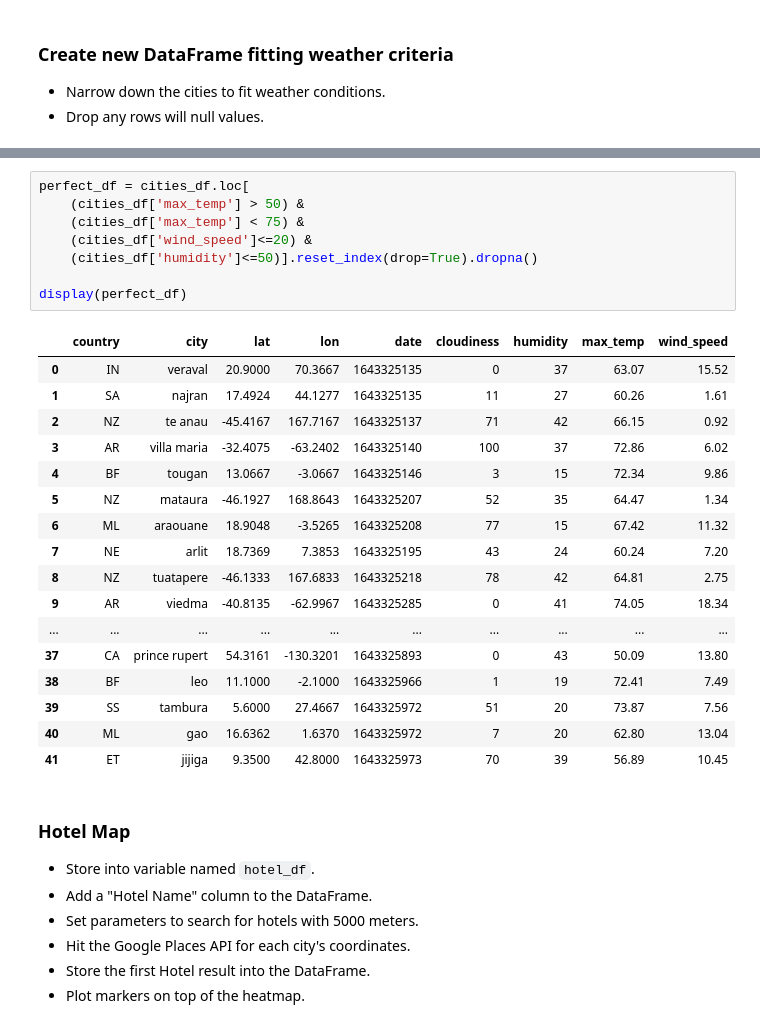
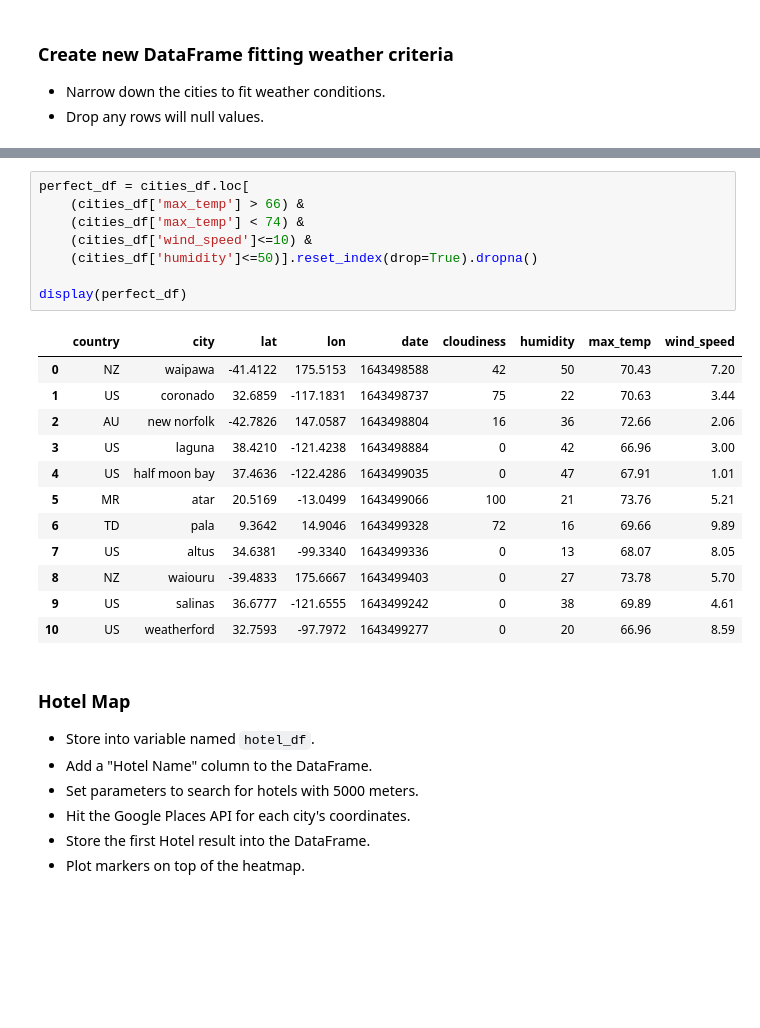
Before and after one commit to MarkusShipley/python-api-challenge, a Jupyter notebook: VacationPy/VacationPy.ipynb, the cells around one changed output, grey strips where cells are left out. Saved outputs shown, nothing was run; the diff lists cells and outputs as text; blank space fills up the shorter version.

```diff
--- a/VacationPy/VacationPy.ipynb
+++ b/VacationPy/VacationPy.ipynb
@@ -121,29 +121,24 @@ cities_df
 # %%
 perfect_df = cities_df.loc[
-    (cities_df['max_temp'] > 50) &
-    (cities_df['max_temp'] < 75) &
-    (cities_df['wind_speed']<=20) &
+    (cities_df['max_temp'] > 66) &
+    (cities_df['max_temp'] < 74) &
+    (cities_df['wind_speed']<=10) &
     (cities_df['humidity']<=50)].reset_index(drop=True).dropna()
 
 display(perfect_df)
 # %% [output]
 |  | country | city | lat | lon | date | cloudiness | humidity | max_temp | wind_speed |
-| 0 | IN | veraval | 20.9000 | 70.3667 | 1643325135 | 0 | 37 | 63.07 | 15.52 |
-| 1 | SA | najran | 17.4924 | 44.1277 | 1643325135 | 11 | 27 | 60.26 | 1.61 |
-| 2 | NZ | te anau | -45.4167 | 167.7167 | 1643325137 | 71 | 42 | 66.15 | 0.92 |
-| 3 | AR | villa maria | -32.4075 | -63.2402 | 1643325140 | 100 | 37 | 72.86 | 6.02 |
-| 4 | BF | tougan | 13.0667 | -3.0667 | 1643325146 | 3 | 15 | 72.34 | 9.86 |
-| 5 | NZ | mataura | -46.1927 | 168.8643 | 1643325207 | 52 | 35 | 64.47 | 1.34 |
-| 6 | ML | araouane | 18.9048 | -3.5265 | 1643325208 | 77 | 15 | 67.42 | 11.32 |
-| 7 | NE | arlit | 18.7369 | 7.3853 | 1643325195 | 43 | 24 | 60.24 | 7.20 |
-| 8 | NZ | tuatapere | -46.1333 | 167.6833 | 1643325218 | 78 | 42 | 64.81 | 2.75 |
-| 9 | AR | viedma | -40.8135 | -62.9967 | 1643325285 | 0 | 41 | 74.05 | 18.34 |
-| ... | ... | ... | ... | ... | ... | ... | ... | ... | ... |
-| 37 | CA | prince rupert | 54.3161 | -130.3201 | 1643325893 | 0 | 43 | 50.09 | 13.80 |
-| 38 | BF | leo | 11.1000 | -2.1000 | 1643325966 | 1 | 19 | 72.41 | 7.49 |
-| 39 | SS | tambura | 5.6000 | 27.4667 | 1643325972 | 51 | 20 | 73.87 | 7.56 |
-| 40 | ML | gao | 16.6362 | 1.6370 | 1643325972 | 7 | 20 | 62.80 | 13.04 |
-| 41 | ET | jijiga | 9.3500 | 42.8000 | 1643325973 | 70 | 39 | 56.89 | 10.45 |
+| 0 | NZ | waipawa | -41.4122 | 175.5153 | 1643498588 | 42 | 50 | 70.43 | 7.20 |
+| 1 | US | coronado | 32.6859 | -117.1831 | 1643498737 | 75 | 22 | 70.63 | 3.44 |
+| 2 | AU | new norfolk | -42.7826 | 147.0587 | 1643498804 | 16 | 36 | 72.66 | 2.06 |
+| 3 | US | laguna | 38.4210 | -121.4238 | 1643498884 | 0 | 42 | 66.96 | 3.00 |
+| 4 | US | half moon bay | 37.4636 | -122.4286 | 1643499035 | 0 | 47 | 67.91 | 1.01 |
+| 5 | MR | atar | 20.5169 | -13.0499 | 1643499066 | 100 | 21 | 73.76 | 5.21 |
+| 6 | TD | pala | 9.3642 | 14.9046 | 1643499328 | 72 | 16 | 69.66 | 9.89 |
+| 7 | US | altus | 34.6381 | -99.3340 | 1643499336 | 0 | 13 | 68.07 | 8.05 |
+| 8 | NZ | waiouru | -39.4833 | 175.6667 | 1643499403 | 0 | 27 | 73.78 | 5.70 |
+| 9 | US | salinas | 36.6777 | -121.6555 | 1643499242 | 0 | 38 | 69.89 | 4.61 |
+| 10 | US | weatherford | 32.7593 | -97.7972 | 1643499277 | 0 | 20 | 66.96 | 8.59 |
 # %% [markdown]
 ### Hotel Map
 * Store into variable named `hotel_df`.
```
Also changed, not shown: parts of 6 cells of this notebook, 14 other files.
